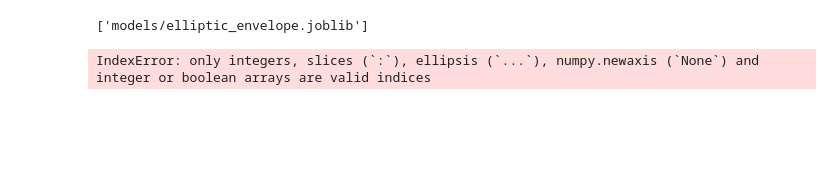
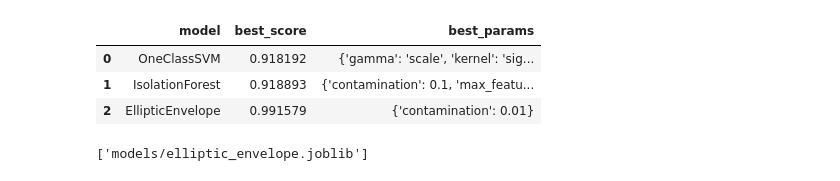
Before and after one commit to diogof19/DISS, a Jupyter notebook: Classification Model/Model Prep.ipynb, the cells around one changed output. Drawn from its saved outputs; the diff is of its cells as text; code cells hidden in the pictures; blank space fills up the shorter version.

Commit message:
Worked on model training

```diff
--- a/Classification Model/Model Prep.ipynb
+++ b/Classification Model/Model Prep.ipynb
@@ -54,0 +120,13 @@ data.head()
+# %%
+X = scaled_data.values
+X_train, X_test = train_test_split(X, test_size=0.2, random_state=42)
+y_train = [1 for i in range(len(X_train))]
+
+one_class_svm = OneClassSVM(kernel='rbf', nu=0.1, gamma='auto')
+one_class_svm.fit(X_train, y_train)
+
+y = [1 for i in range(len(X))]
+scores = cross_val_score(one_class_svm, X, y, cv=5, scoring=f2_score)
+
+print("F2 Scores:", scores)
+print("Mean F2 Score:", scores.mean())
@@ -55,14 +136,13 @@ data.head()
+# %%
+data = scaled_data.head(3000).copy()
 # %%
 def grid_search(X_train):
-
-    #TODO: change to the actual parameters
-    """ Actual Parameters to be used in the models
     model_params = {
         'OneClassSVM': {
             'model': OneClassSVM(),
             'params': {
                 'kernel': ['rbf', 'linear', 'poly', 'sigmoid'],
-                'nu': [0.1, 0.2, 0.3, 0.4, 0.5],
+                'nu': [0.1, 0.2, 0.3],
                 'gamma': ['scale', 'auto']
             }
         },
@@ -81,8 +161,9 @@ def grid_search(X_train):
                 'contamination': [0.01, 0.02, 0.03, 0.04, 0.05]
             }
         }
-    } """
+    }
 
+    """
     # Testing Parameters
     model_params = {
         'OneClassSVM': {
@@ -109,6 +190,7 @@ def grid_search(X_train):
             }
         }
     }
+    """
 
     kf = RepeatedStratifiedKFold(n_splits=5, n_repeats=5, random_state=0)
     y_train = [1 for i in range(len(X_train))] # 1 for inliers
@@ -167,0 +220,6 @@ array([[3.30000000e+01, 1.00000000e+00, 0.00000000e+00, 3.40000000e+01,
+# %%
+temp_data = data
+X = temp_data.values
+X_train, X_test = train_test_split(X, test_size=0.2, random_state=42)
+
+grid_search_values = grid_search(X_train)
@@ -168 +237,8 @@ array([[3.30000000e+01, 1.00000000e+00, 0.00000000e+00, 3.40000000e+01,
+# %%
+df.head()
+# %% [output]
+|  | model | best_score | best_params |
+| 0 | OneClassSVM | 0.918192 | {'gamma': 'scale', 'kernel': 'sig... |
+| 1 | IsolationForest | 0.918893 | {'contamination': 0.1, 'max_featu... |
+| 2 | EllipticEnvelope | 0.991579 | {'contamination': 0.01} |
 # %%
@@ -188,8 +257,0 @@ def get_sample_weights(X_train, author):
-# %%
-temp = OneClassSVM(kernel=df.iloc[0]['best_params']['kernel'], nu=df.iloc[0]['best_params']['nu'], gamma=df.iloc[0]['best_params']['gamma'])
-
-sample_weights = get_sample_weights(X_train, "author")
-
-temp.fit(X_train, sample_weight=sample_weights)
-# %% [output]
-IndexError: only integers, slices (`:`), ellipsis (`...`), numpy.newaxis (`None`) and integer or boolean arrays are valid indices
```
Also changed, not shown: parts of 17 cells of this notebook, 6 other files.
